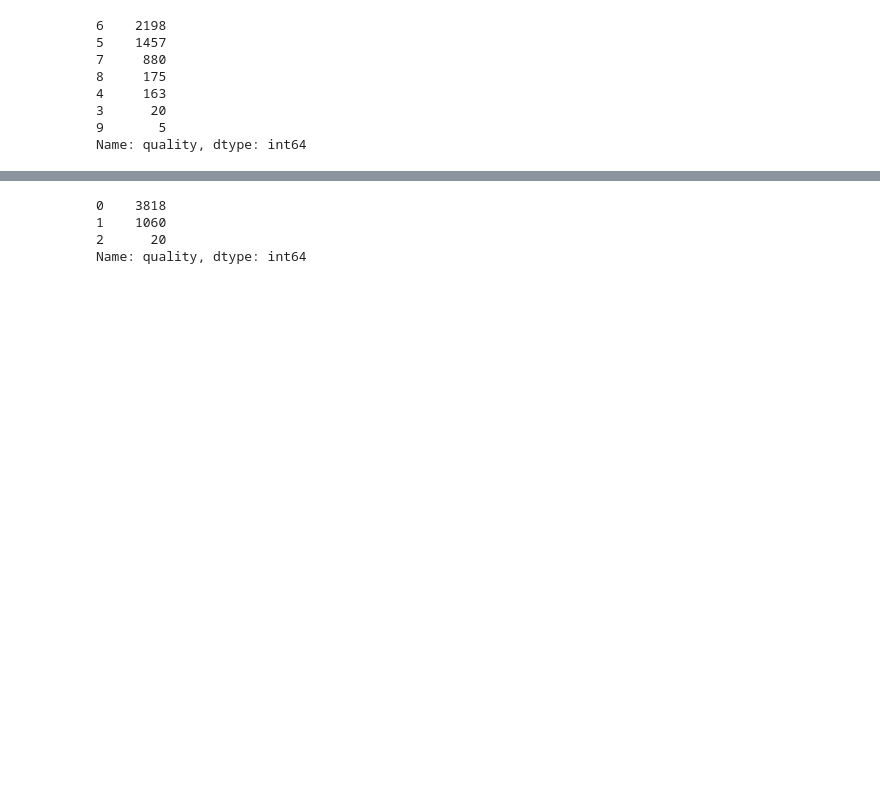
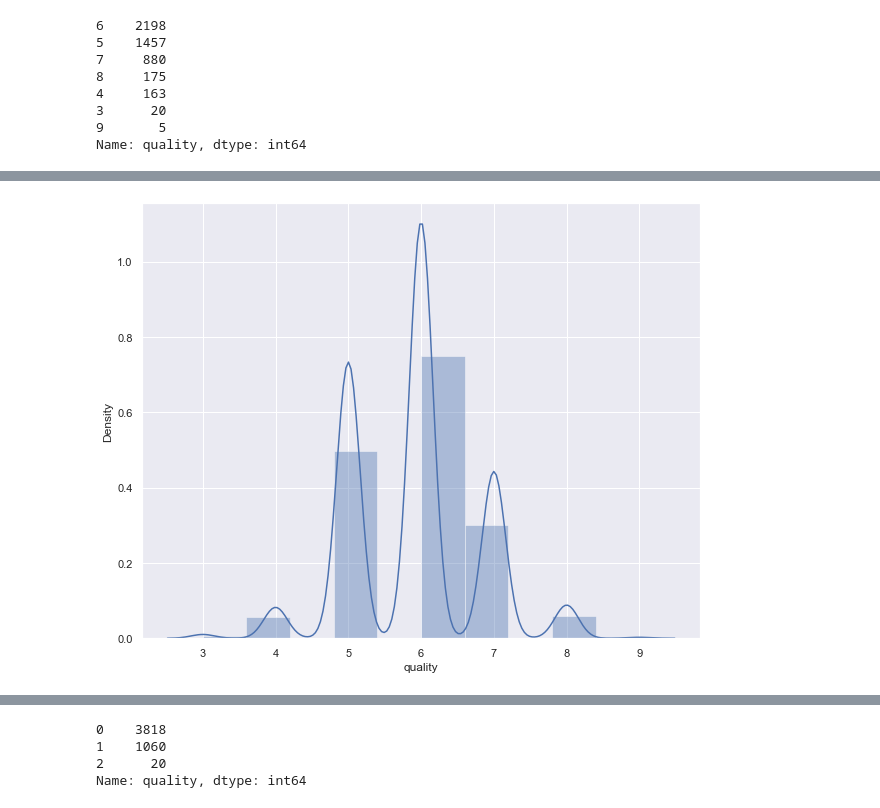
Before and after one commit to paulbqnt/Machine-Learning-Project, a Jupyter notebook: wine_quality.ipynb, the cells around one changed output, grey strips where cells are left out. Drawn from its saved outputs; the diff is of its cells as text; code cells hidden in the pictures; blank space fills up the shorter version.

```diff
--- a/wine_quality.ipynb
+++ b/wine_quality.ipynb
@@ -75,0 +105,6 @@ Name: quality, dtype: int64
+# %%
+sns.set()
+sns.distplot(df["quality"],bins=10)
+plt.show()
+# %% [output]
+[figure, added]
```
Also changed, not shown: parts of 23 cells of this notebook.
